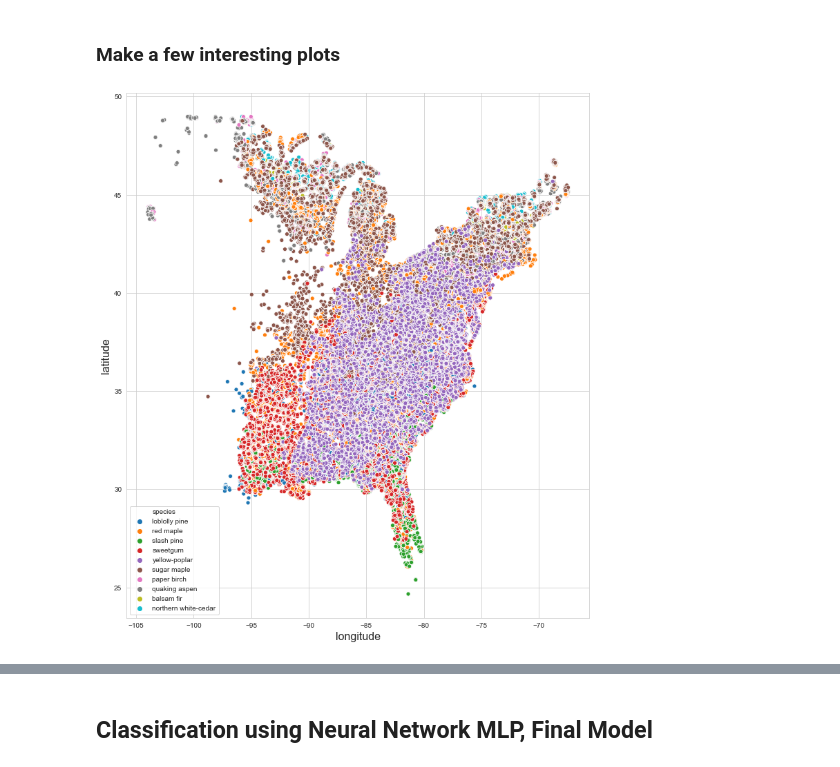
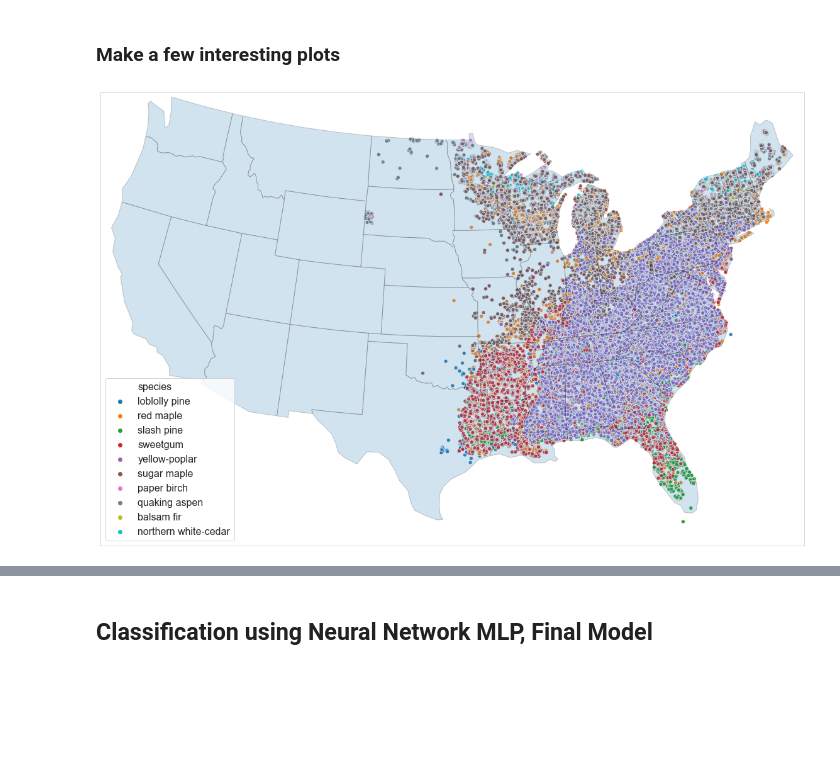
Before and after one commit to dheligman/climate, a Jupyter notebook: Classification_Modeling_KT.ipynb, the cells around one changed output, grey strips where cells are left out. Drawn from its saved outputs; the diff is of its cells as text; code cells hidden in the pictures; blank space fills up the shorter version.

```diff
--- a/Classification_Modeling_KT.ipynb
+++ b/Classification_Modeling_KT.ipynb
@@ -52,19 +57,21 @@ trees = trees.drop(trees.loc[trees.Density > 100].index)
 species = trees.species.unique()
 # %% [markdown]
 ### Make a few interesting plots
-# %%
-xf = 'longitude'
-yf = 'latitude'
-plt.figure(figsize=(12,14))
-sns.scatterplot(data=trees.loc[trees.species.isin(spe)],x=xf,y=yf,hue="species")
-#sns.scatterplot(data=trees.loc[trees.species.isin(species[::3])],x=xf,y=yf,hue="species")
-
-plt.xlabel(xf, fontsize=16)
-plt.ylabel(yf, fontsize=16)
-
-plt.show()
-# %% [output]
-[figure, removed]
+# %%
+shapename = 'admin_1_states_provinces_lakes_shp'
+states_shp = shpreader.natural_earth(resolution='110m',category='cultural', name=shapename)
+
+xf = 'longitude'
+yf = 'latitude'
+fig = plt.figure(figsize = (16,10))
+ax = fig.add_axes([0, 0, 1, 1], projection=ccrs.LambertConformal())
+ax.set_extent([-119, -74, 22, 50], ccrs.Geodetic())
+ax.add_geometries(shpreader.Reader(states_shp).geometries(), ccrs.PlateCarree(),alpha = 0.2, edgecolor='k')
+sns.scatterplot(data=trees.loc[trees.species.isin(spe)],x=xf,y=yf,hue="species", alpha=0.9,ax = ax,transform=ccrs.PlateCarree())
+ax.legend(loc = 3,fontsize = 16)
+plt.show()
+# %% [output]
+[figure, added]
 # %%
 plt.figure(figsize=(12,10))
 for i,s in enumerate(spe):
```
Also changed, not shown: parts of 3 cells of this notebook.
